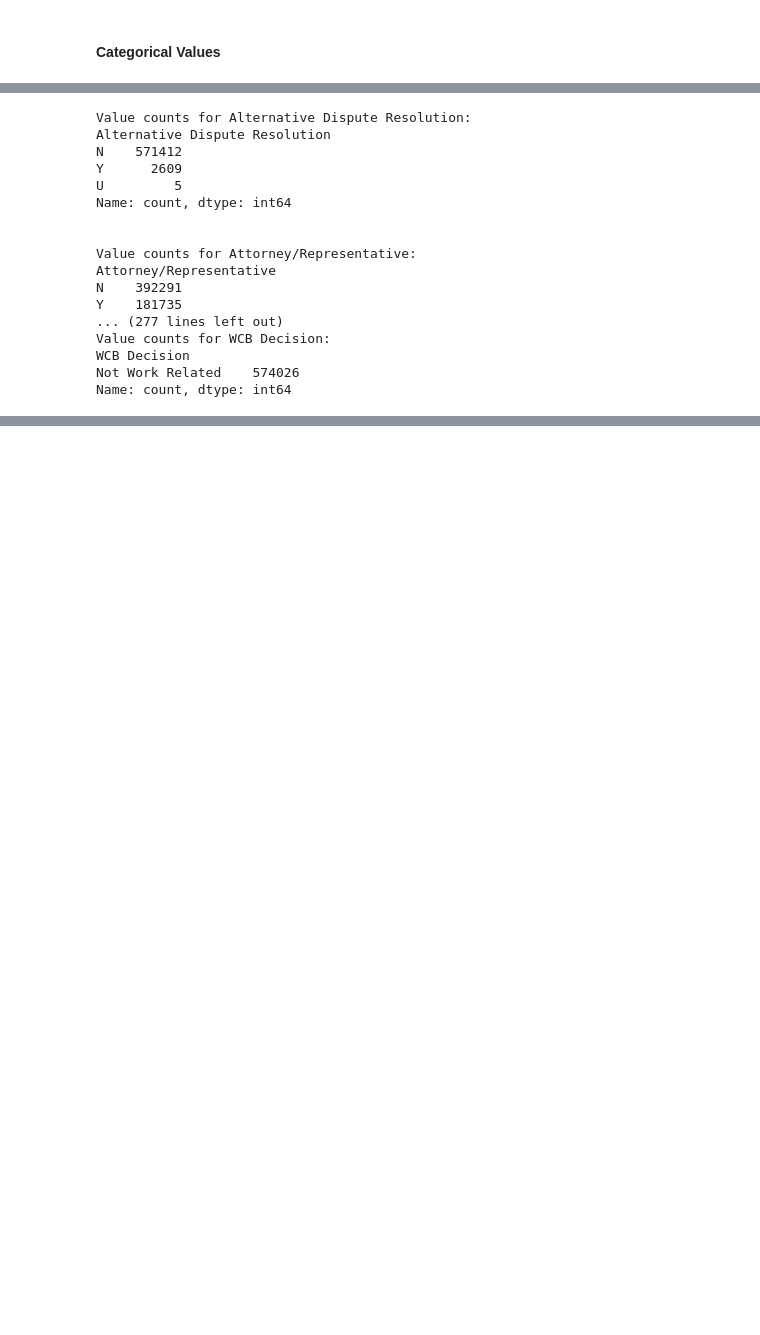
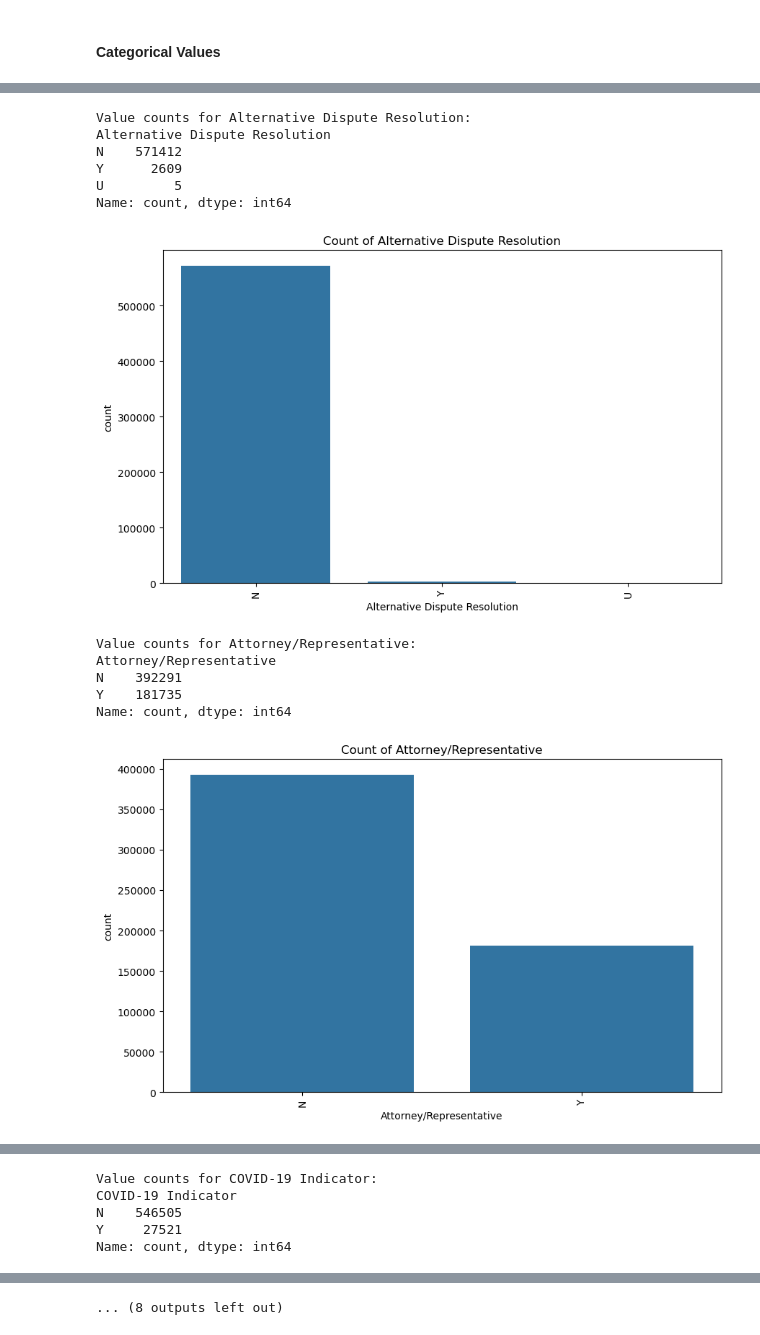
Before and after one commit to berthlou/DSAA_ML_41, a Jupyter notebook: code/exploratory_analysis/louis_explorative_analysis.ipynb, the cells around one changed output, grey strips where cells are left out. Drawn from its saved outputs; the diff is of its cells as text; code cells hidden in the pictures; blank space fills up the shorter version.

```diff
--- a/code/exploratory_analysis/louis_explorative_analysis.ipynb
+++ b/code/exploratory_analysis/louis_explorative_analysis.ipynb
@@ -130,24 +160,16 @@ df_train.describe(include =['O'])
 # %%
-for column in df_train.select_dtypes(include='object').columns:
-    if column not in date_features: # Exclude dates
-        print(f"Value counts for {column}:")
-        print(df_train[column].value_counts())
-        print("\n")
+cat_counts_and_plots(df_train, non_metric_high_cardinality)
 # %% [output]
 Value counts for Alternative Dispute Resolution:
 Alternative Dispute Resolution
 N    571412
 Y      2609
 U         5
 Name: count, dtype: int64
-
-
-Value counts for Attorney/Representative:
-Attorney/Representative
-N    392291
-Y    181735
-... (277 lines left out)
-Value counts for WCB Decision:
-WCB Decision
-Not Work Related    574026
-Name: count, dtype: int64
+[figure, added]
+Value counts for Attorney/Representative:
+Attorney/Representative
+N    392291
+Y    181735
+Name: count, dtype: int64
+[figure, added]
@@ -153,0 +200,5 @@ Name: count, dtype: int64
+Value counts for COVID-19 Indicator:
+COVID-19 Indicator
+N    546505
+Y     27521
+Name: count, dtype: int64
@@ -153,0 +218 @@ Name: count, dtype: int64
+... (8 outputs left out)
```
Also changed, not shown: parts of 10 cells of this notebook.
